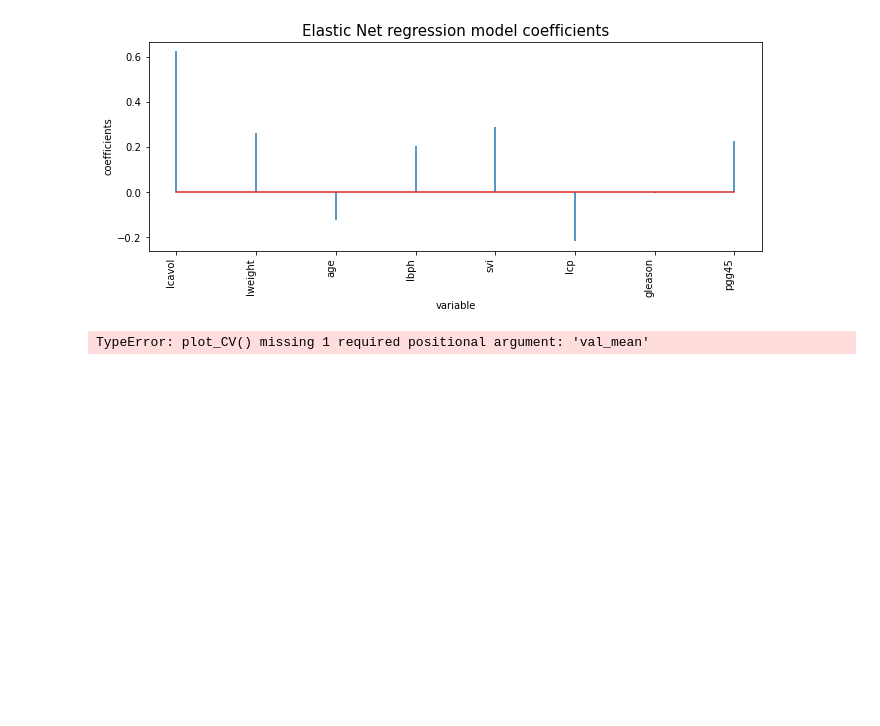
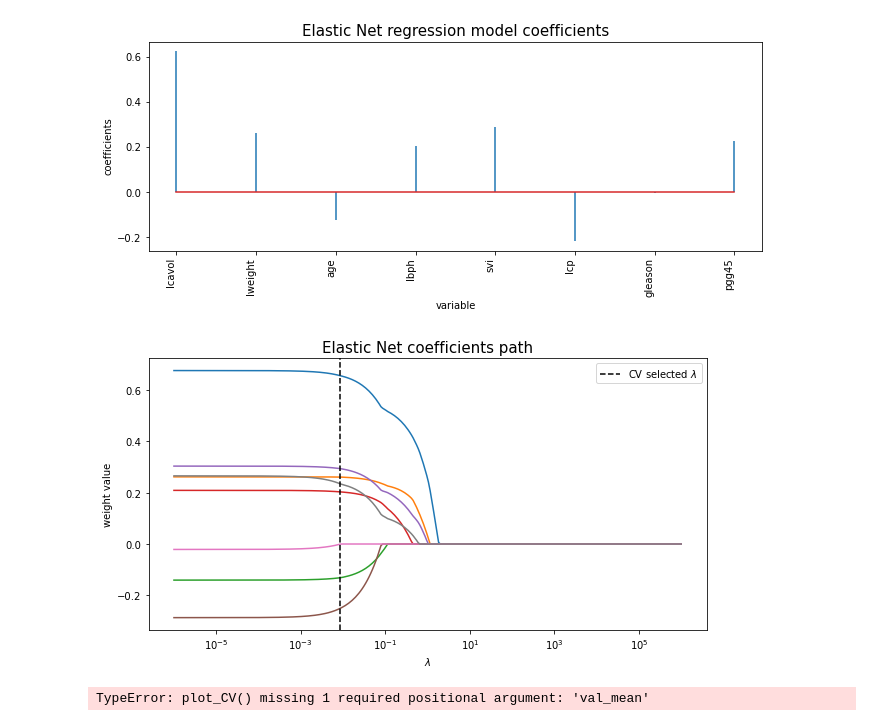
Before and after one commit to s6emschw/RM-project, a Jupyter notebook: Real_data_application.ipynb, the cells around one changed output. Drawn from its saved outputs; the diff is of its cells as text; code cells hidden in the pictures; blank space fills up the shorter version.

```diff
--- a/Real_data_application.ipynb
+++ b/Real_data_application.ipynb
@@ -509,6 +638,18 @@ table_coefficients(eln_coeff, 3)
 plot_model_coefficients(X_train, eln_coeff, "Elastic Net regression")
 # %% [output]
 [figure]
+# %%
+train_scores, val_scores = validation_curve(ElasticNet(l1_ratio=0.5),
+                                  X_train, y_train, param_name="alpha", param_range=alphas,
+                                  cv=10, scoring='neg_mean_squared_error')
+train_scores = -(train_scores)
+val_scores = -(val_scores)
+val_mean = np.mean(val_scores, axis=1)
+val_std = np.std(val_scores, axis=1)
+# %%
+plot_paths(alphas, val_mean, coef_eln, 'Elastic Net')  #holding l1_ratio at 0.5
+# %% [output]
+[figure, added]
 # %%
 #THIS CHECK THAT THE MSE CURVE IS FLAT AFTER SOME THRESHOLD. sO THERE ARE SEVERAL ALPHAS THAT YIELDS THE SAME MSE.
 #THEREFORE THE ELNET PLOT (TUNING L1_RATIO=0) SCENARIO WILL BE THE SAME AS RIDGE
```
Also changed, not shown: parts of 43 cells of this notebook.
